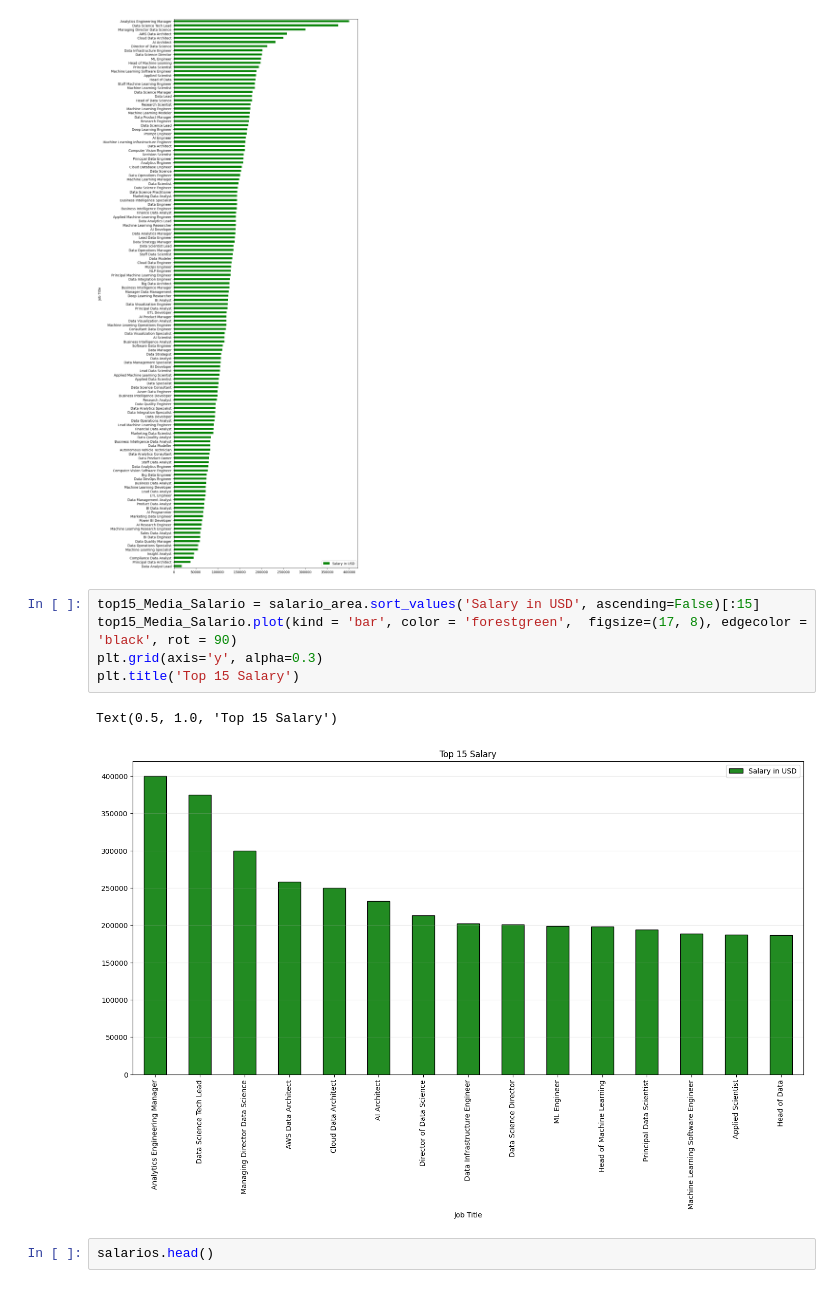
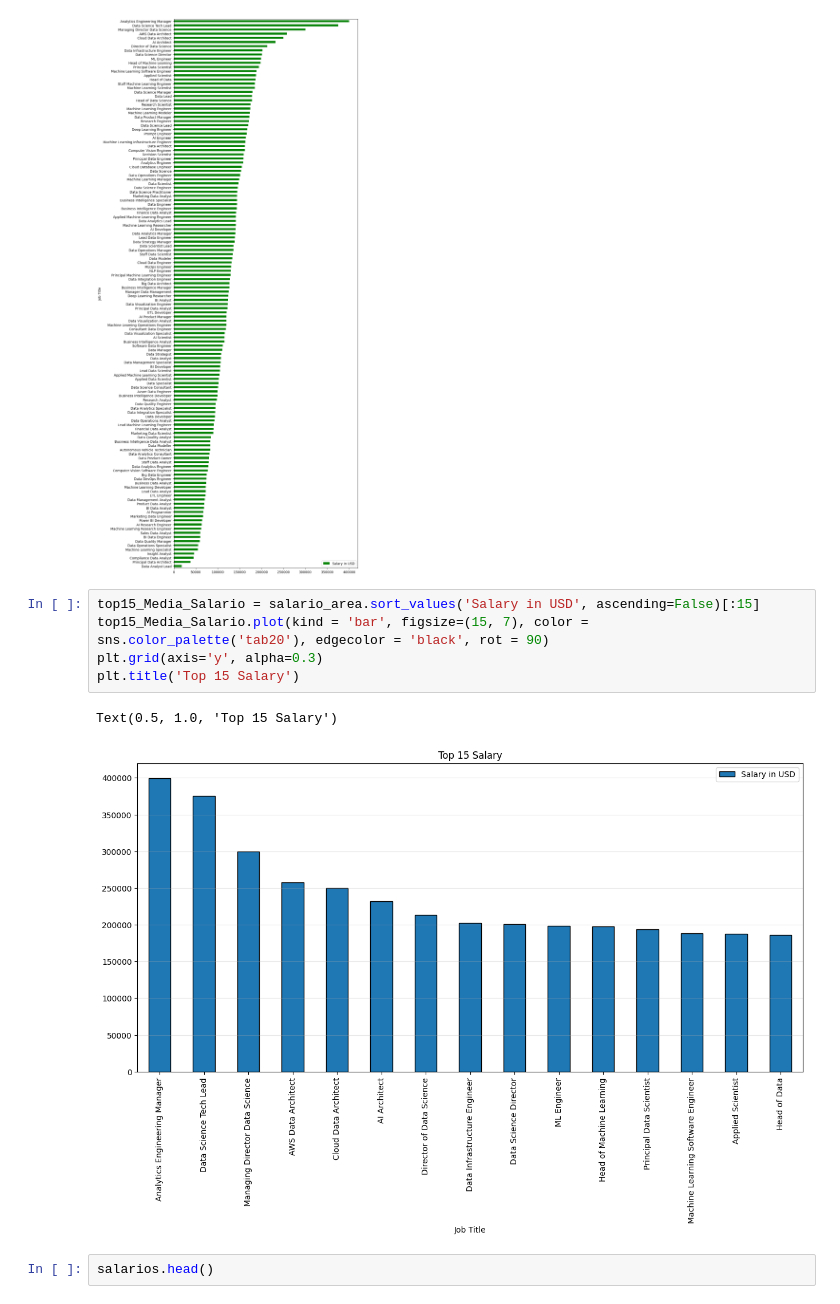
Before and after one commit to LiliamLtx/DataScience, a Jupyter notebook: salarios2024.ipynb, the cells around one changed output. Cells and saved outputs as stored; diff of their text form.

```diff
--- a/salarios2024.ipynb
+++ b/salarios2024.ipynb
@@ -204,12 +204,12 @@ salario_area.plot(kind='barh', figsize=(10, 30), color ='green');
 [figure]
 # %%
 top15_Media_Salario = salario_area.sort_values('Salary in USD', ascending=False)[:15]
-top15_Media_Salario.plot(kind = 'bar', color = 'forestgreen',  figsize=(17, 8), edgecolor = 'black', rot = 90)
+top15_Media_Salario.plot(kind = 'bar', figsize=(15, 7), color = sns.color_palette('tab20'), edgecolor = 'black', rot = 90)
 plt.grid(axis='y', alpha=0.3)
 plt.title('Top 15 Salary')
 # %% [output]
 Text(0.5, 1.0, 'Top 15 Salary')
-[figure, old version]
+[figure, new version]
 # %%
 salarios.head()
 # %% [output]
```
Also changed, not shown: parts of 1 cell of this notebook.
